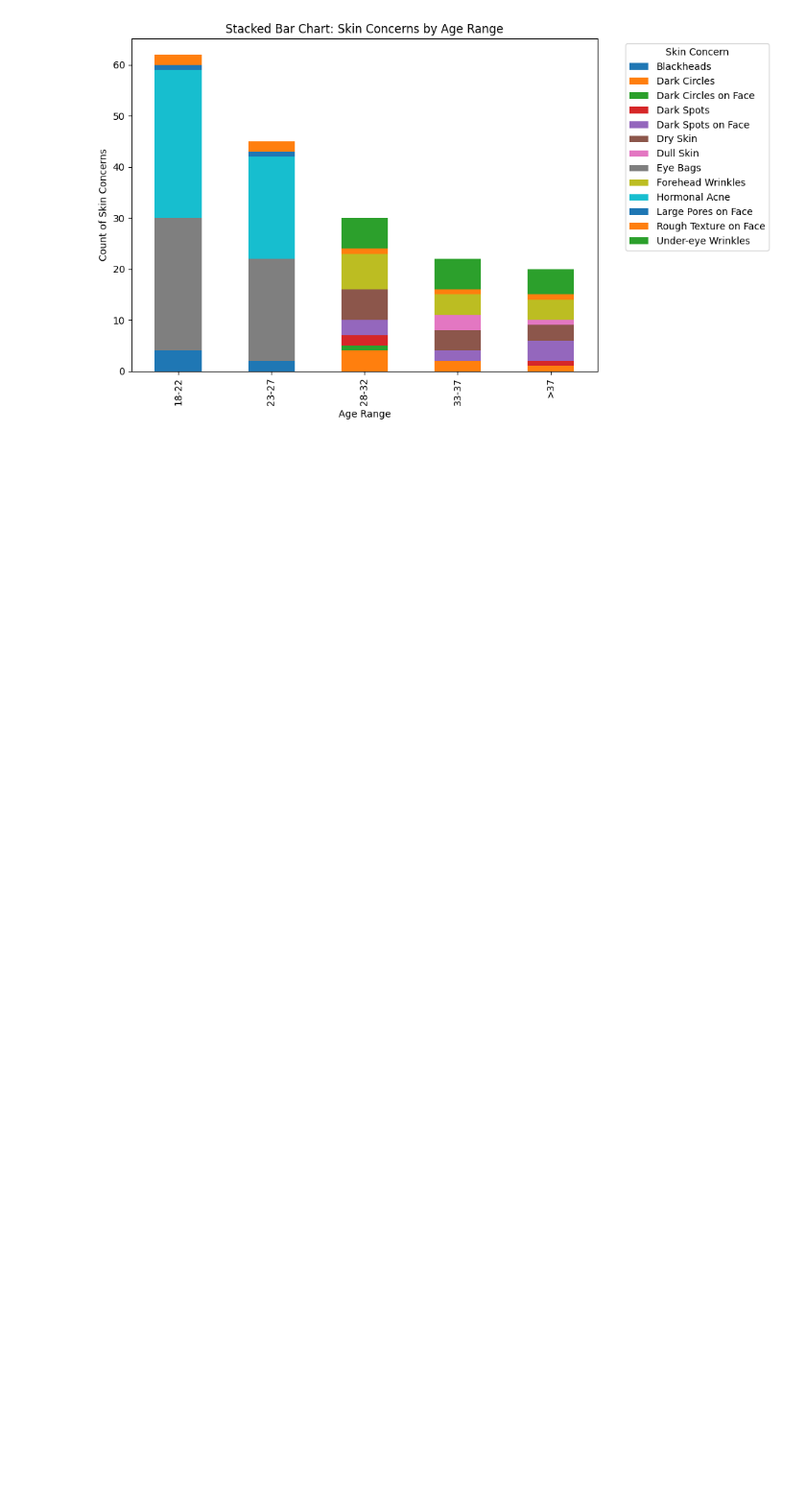
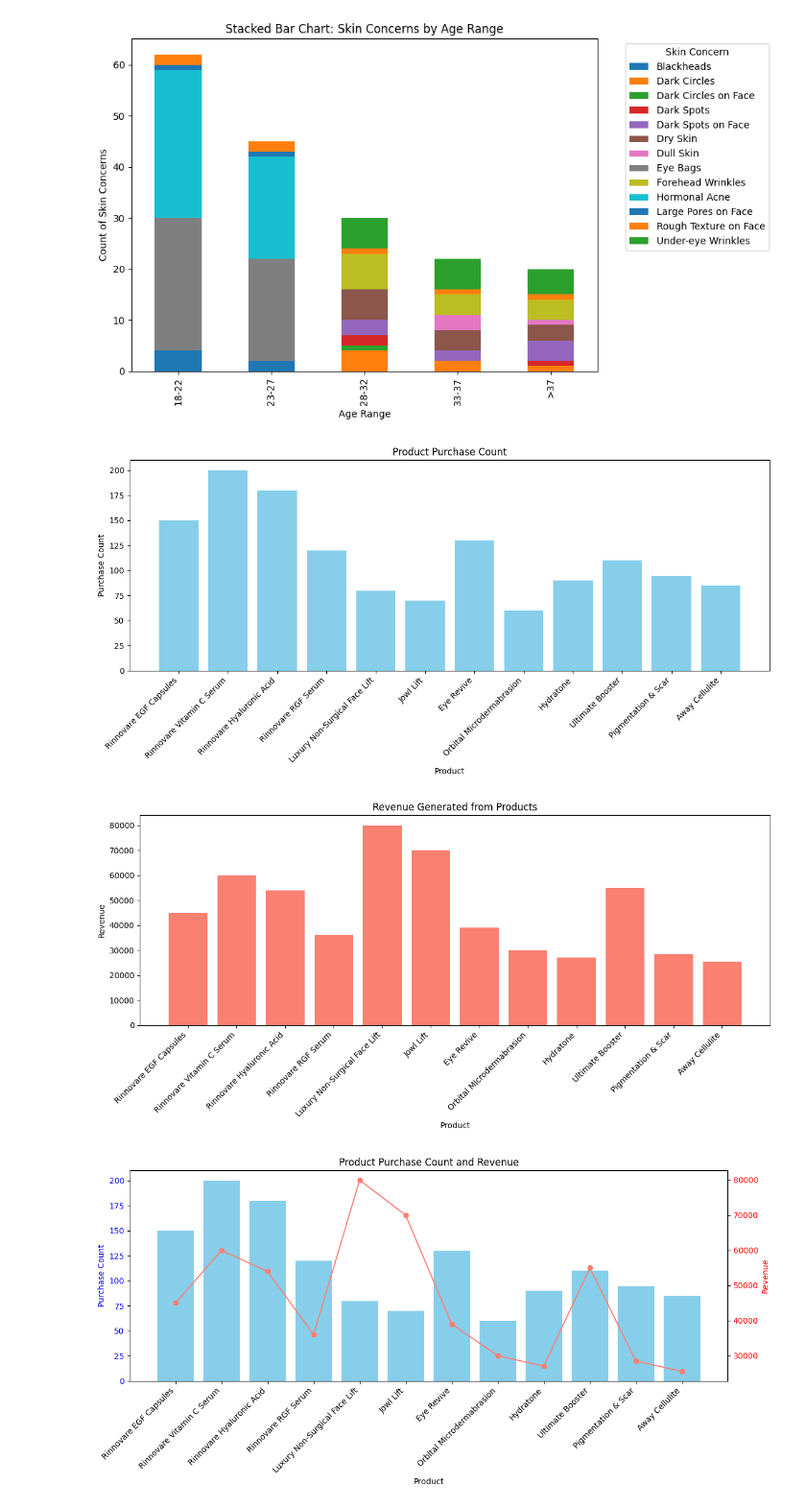
Before and after one commit to KeJun11/DBTT-Data-Analysis, a Jupyter notebook: charts.ipynb, the cells around one changed output. Shown: that part at 96% size. Cells and saved outputs as stored; diff of their text form; code cells hidden in the pictures; blank space fills up the shorter version.

Commit message:
data

```diff
--- a/charts.ipynb
+++ b/charts.ipynb
@@ -63,3 +63,59 @@ plt.tight_layout()
 plt.show()
 # %% [output]
 [figure]
+# %%
+import pandas as pd
+import matplotlib.pyplot as plt
+
+# Load the CSV data (ensure the CSV filename and path are correct)
+data = pd.read_csv("products.csv")
+
+# ---------------------------
+# 1. Bar Chart: Product Purchase Count
+# ---------------------------
+plt.figure(figsize=(12, 6))
+plt.bar(data["Product"], data["Purchase_Count"], color='skyblue')
+plt.title("Product Purchase Count")
+plt.xlabel("Product")
+plt.ylabel("Purchase Count")
+plt.xticks(rotation=45, ha='right')
+plt.tight_layout()
+plt.show()
+
+# ---------------------------
+# 2. Bar Chart: Revenue Generated from Products
+# ---------------------------
+plt.figure(figsize=(12, 6))
+plt.bar(data["Product"], data["Revenue"], color='salmon')
+plt.title("Revenue Generated from Products")
+plt.xlabel("Product")
+plt.ylabel("Revenue")
+plt.xticks(rotation=45, ha='right')
+plt.tight_layout()
+plt.show()
+
+# ---------------------------
+# Optional: Combined Dual-Axis Chart
+# ---------------------------
+fig, ax1 = plt.subplots(figsize=(12, 6))
+
+# Bar chart for Purchase Count
+ax1.bar(data["Product"], data["Purchase_Count"], color='skyblue', label="Purchase Count")
+ax1.set_xlabel("Product")
+ax1.set_ylabel("Purchase Count", color='blue')
+ax1.tick_params(axis='y', labelcolor='blue')
+ax1.set_xticklabels(data["Product"], rotation=45, ha='right')
+
+# Create a twin Axes sharing the xaxis for Revenue
+ax2 = ax1.twinx()
+ax2.plot(data["Product"], data["Revenue"], color='salmon', marker='o', label="Revenue")
+ax2.set_ylabel("Revenue", color='red')
+ax2.tick_params(axis='y', labelcolor='red')
+
+plt.title("Product Purchase Count and Revenue")
+fig.tight_layout()
+plt.show()
+# %% [output]
+[figure, added]
+[figure, added]
+[figure, added]
```
Also changed, not shown: parts of 2 cells of this notebook, 3 other files.
